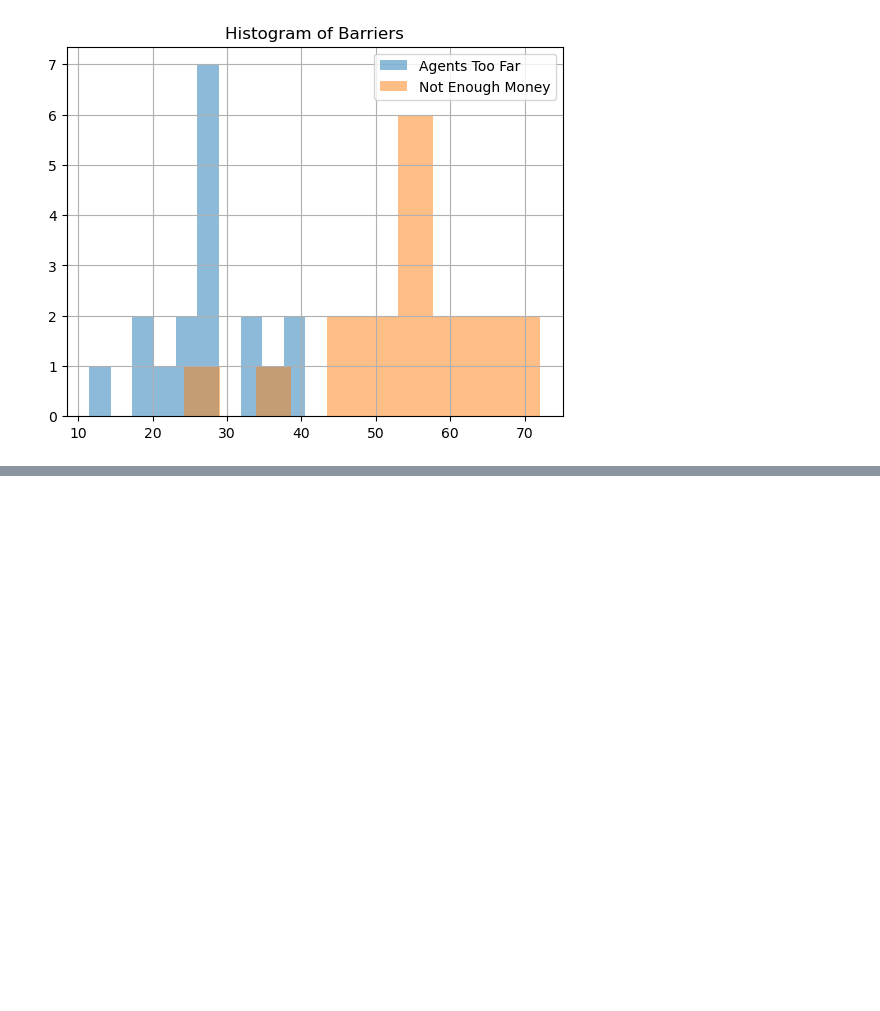
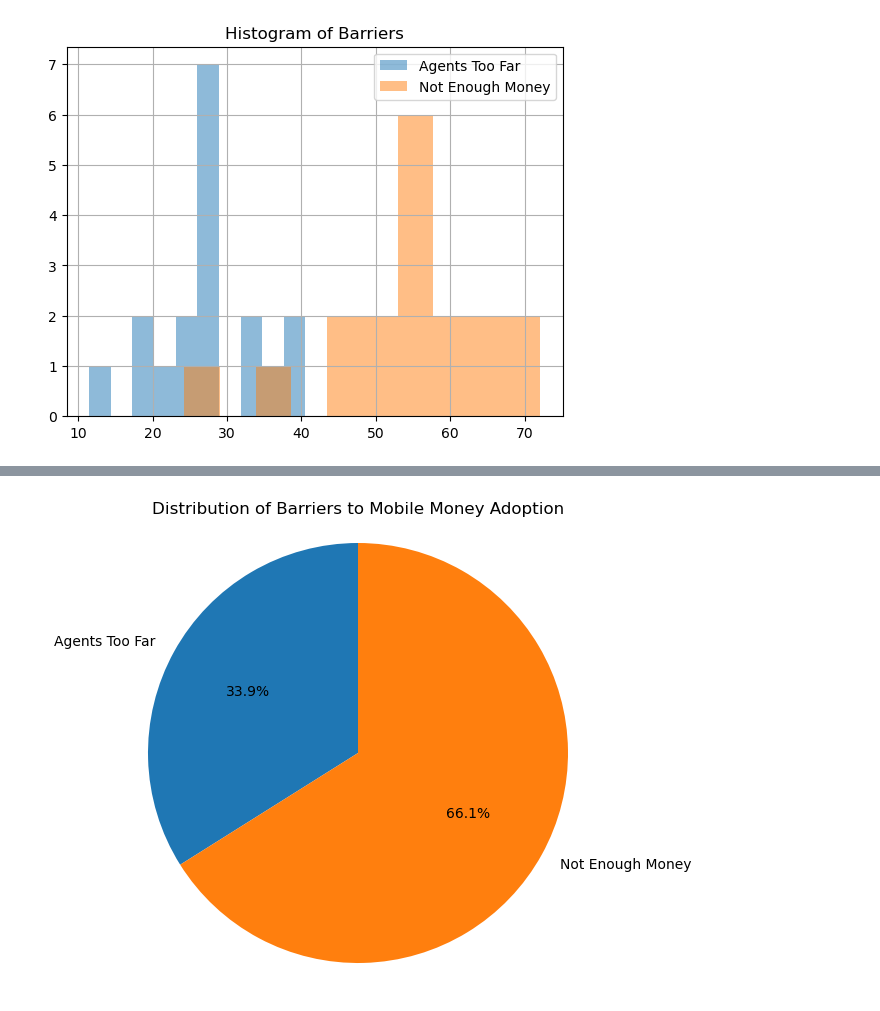
Before and after one commit to Nkosinathiz/Financial-Barriers-to-Mobile-Money, a Jupyter notebook: FinacialBarriers.ipynb, the cells around one changed output, grey strips where cells are left out. Drawn from its saved outputs; the diff is of its cells as text; code cells hidden in the pictures; blank space fills up the shorter version.

```diff
--- a/FinacialBarriers.ipynb
+++ b/FinacialBarriers.ipynb
@@ -205,0 +277,7 @@ plt.show()
+# %%
+# Clean and transform
+df_merged['Difference'] = df_merged['Not Enough Money (%)'] - df_merged['Agents Too Far (%)']
+
+# Conditional formatting (in Pandas style)
+styled = df_merged.style.background_gradient(cmap='viridis', subset=['Difference'])
+display(styled)
@@ -205,0 +302,15 @@ plt.show()
+# %%
+# A Pie Chart showing the distribution of Barriers to Mobile Money Adoption
+
+plt.figure(figsize=(8, 6))
+labels = ['Agents Too Far', 'Not Enough Money']
+sizes = [df_merged['Agents Too Far (%)'].sum(), df_merged['Not Enough Money (%)'].sum()]
+plt.pie(sizes, labels=labels, autopct='%1.1f%%', startangle=90)
+plt.title('Distribution of Barriers to Mobile Money Adoption')
+plt.axis('equal')
+
+plt.savefig("Distribution_of_Barriers_to_Mobile_Money_Adoption.png")
+
+plt.show()
+# %% [output]
+[figure, added]
```
Also changed, not shown: parts of 15 cells of this notebook, 4 other files.
